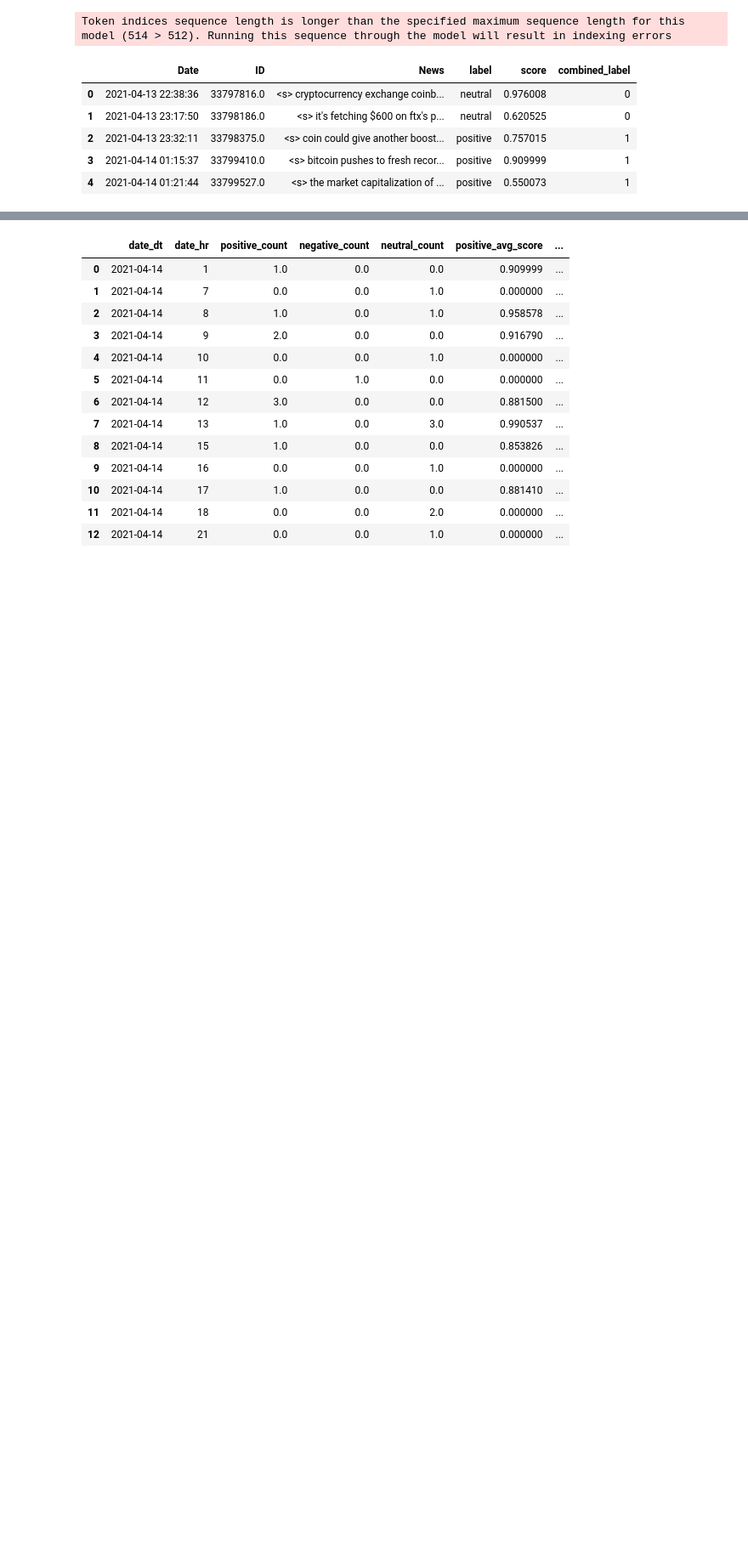
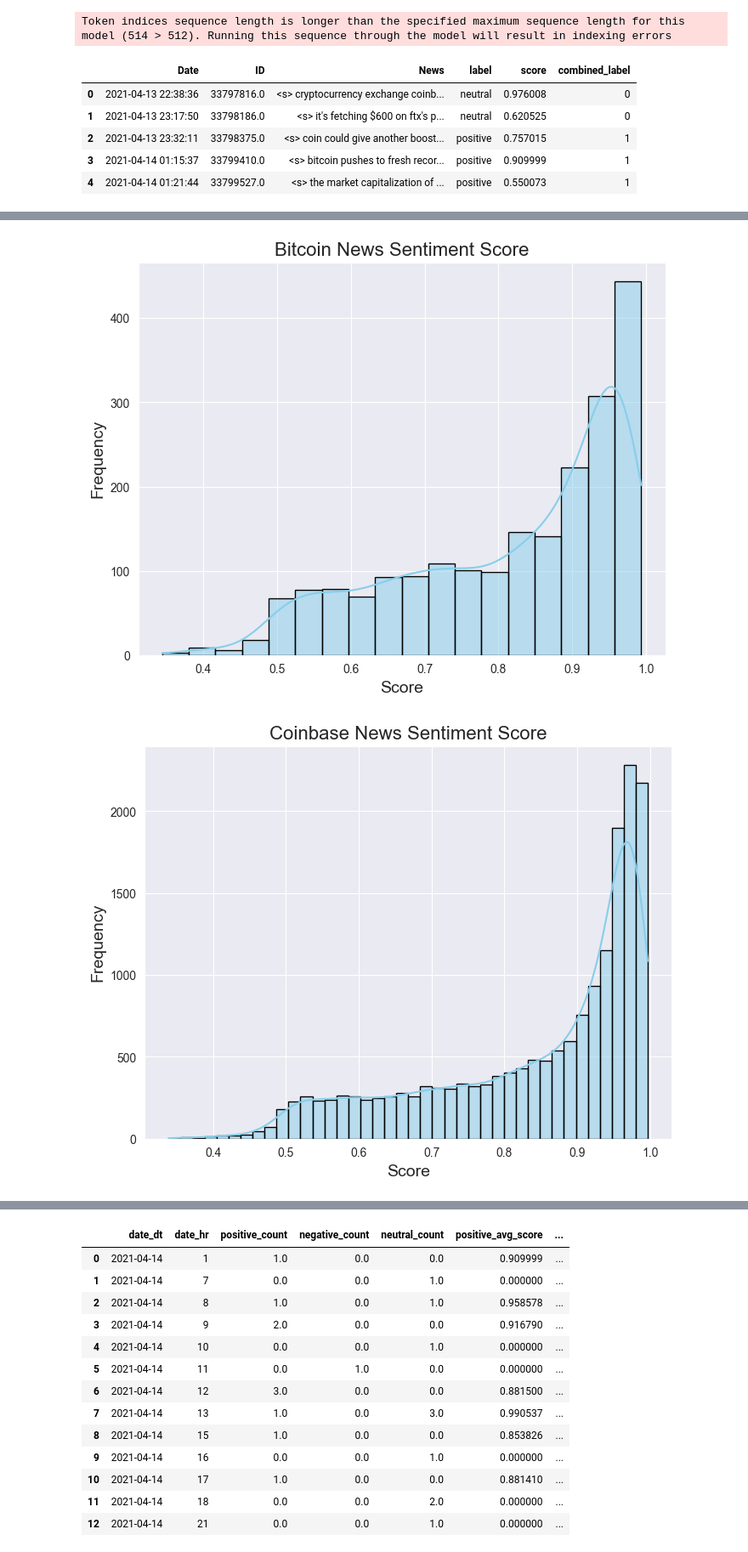
Before and after one commit to nogibjj/Flamingo-ML, a Jupyter notebook: crypto_news/get_bert_sentiment.ipynb, the cells around one changed output, grey strips where cells are left out. Shown at 85% size. Drawn from its saved outputs; the diff is of its cells as text; code cells hidden in the pictures; blank space fills up the shorter version.

```diff
--- a/crypto_news/get_bert_sentiment.ipynb
+++ b/crypto_news/get_bert_sentiment.ipynb
@@ -112,3 +125,34 @@ plt.show()
+# %%
+import matplotlib.pyplot as plt
+import seaborn as sns
+
+# Set the style of seaborn
+sns.set_style("darkgrid")
+
+# Create a figure and a set of subplots
+fig, ax = plt.subplots(figsize=(8, 6))
+
+# Plot the Bitcoin News Sentiment Score
+sns.histplot(bitcoin_news["score"], kde=True, color="skyblue", edgecolor="black", ax=ax)
+plt.title("Bitcoin News Sentiment Score", fontsize=16)
+plt.xlabel("Score", fontsize=14)
+plt.ylabel("Frequency", fontsize=14)
+plt.show()
+
+# Create a figure and a set of subplots
+fig, ax = plt.subplots(figsize=(8, 6))
+
+# Plot the Coinbase News Sentiment Score
+sns.histplot(
+    coinbase_news["score"], kde=True, color="skyblue", edgecolor="black", ax=ax
+)
+plt.title("Coinbase News Sentiment Score", fontsize=16)
+plt.xlabel("Score", fontsize=14)
+plt.ylabel("Frequency", fontsize=14)
+plt.show()
+# %% [output]
+[figure, added]
+[figure, added]
 # %%
 # convert the Date column to datetime
 bitcoin_news["Date"] = pd.to_datetime(bitcoin_news["Date"])
```
Also changed, not shown: parts of 4 cells of this notebook.
